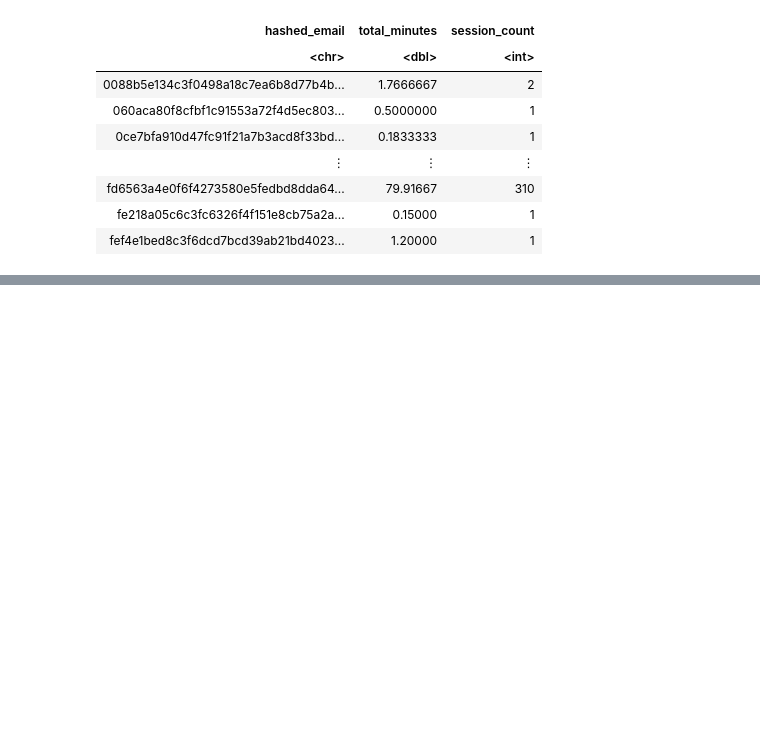
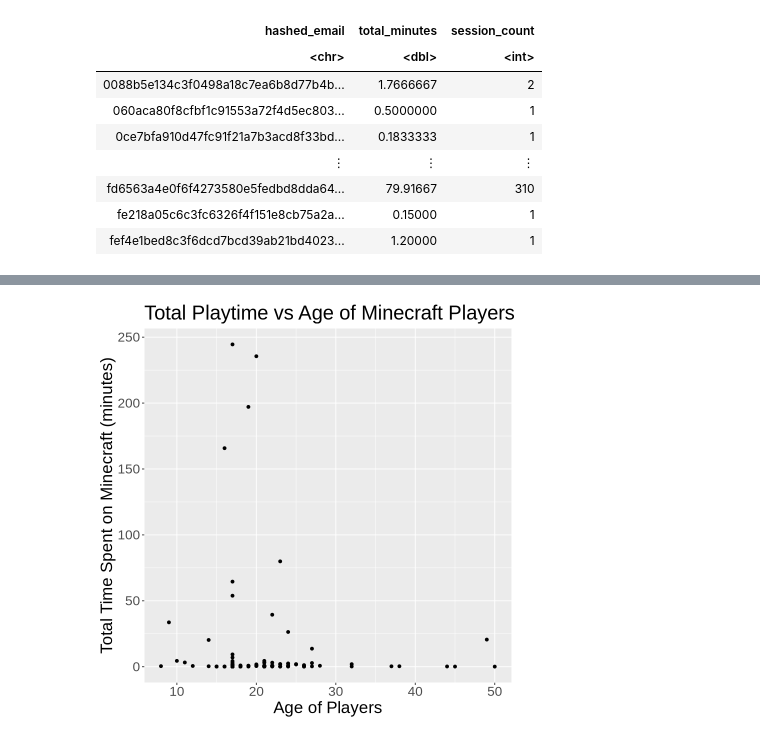
Before and after one commit to shayda27/dsci_project_s2025, a Jupyter notebook: final_project_dsci.ipynb, the cells around one changed output, grey strips where cells are left out. Saved outputs shown, nothing was run; the diff lists cells and outputs as text; code cells hidden in the pictures; blank space fills up the shorter version.

Commit message:
created first visualization of minecraft data

```diff
--- a/final_project_dsci.ipynb
+++ b/final_project_dsci.ipynb
@@ -140,3 +140,15 @@ A tibble: 123 × 9
 | Veteran | FALSE | 71453e425f07d10da4fa2b349c83e73cc... | 0.3 | Pascal | Male | 22 | 0.35000000 | 1 |
 | Amateur | FALSE | d572f391d452b76ea2d7e5e53a3d38bfd... | 0.0 | Dylan | Prefer not to say | 17 | 0.08333333 | 1 |
 | Amateur | FALSE | f19e136ddde68f365afc860c725ccff54... | 2.3 | Harlow | Male | 17 | 2.98333333 | 6 |
+# %%
+#visualize this data
+
+minecraft_plot<-ggplot(minecraft_data, aes(x=age, y=total_minutes))+
+geom_point()+
+labs(x="Age of Players", y="Total Time Spent on Minecraft (minutes)",
+     title="Total Playtime vs Age of Minecraft Players")+
+theme(text=element_text(size=20))
+
+minecraft_plot
+# %% [output]
+[figure, added]
```
